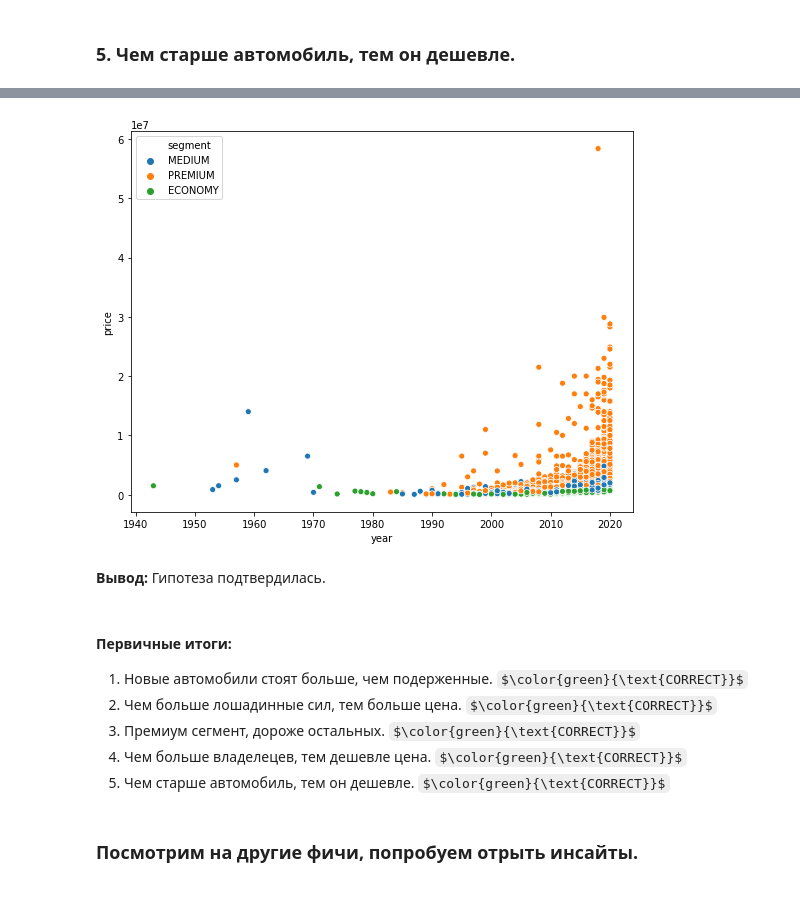
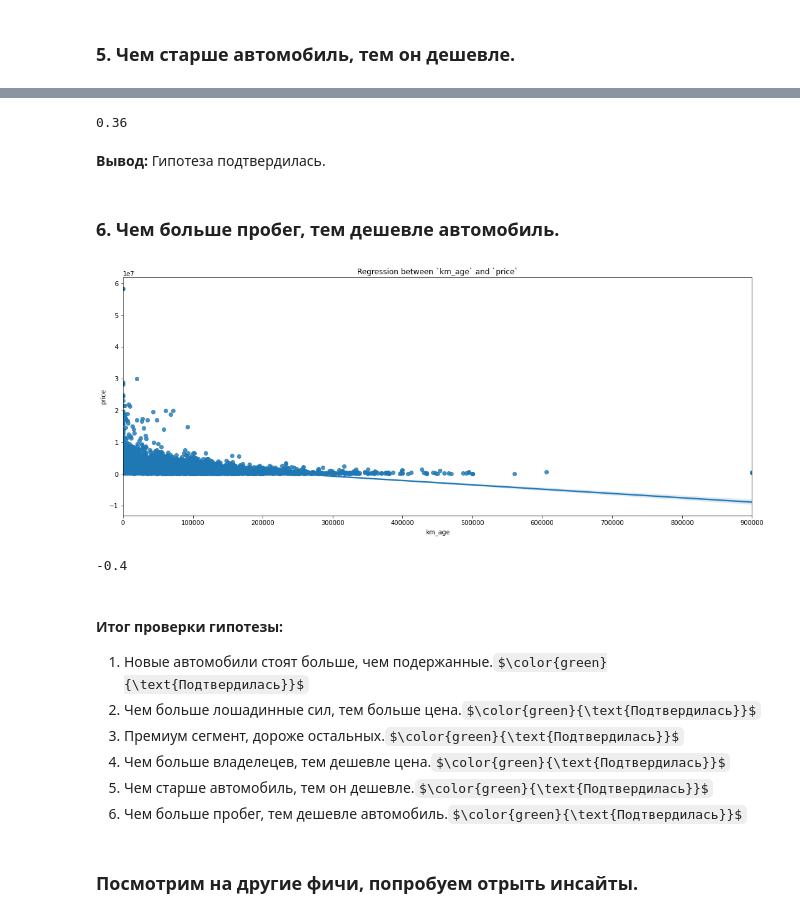
Before and after one commit to ArthurBodrov/autoru_analytics, a Jupyter notebook: Data Exploration.ipynb, the cells around one changed output, grey strips where cells are left out. Drawn from its saved outputs; the diff is of its cells as text; code cells hidden in the pictures; some formulas as TeX source.

```diff
--- a/Data Exploration.ipynb
+++ b/Data Exploration.ipynb
@@ -88,17 +104,31 @@ sns.scatterplot(data=cars, x='year', y='price');
-# %%
-plt.figure(figsize=(9,7))
-sns.scatterplot(data=cars, x='year', y='price', hue='segment');
-# %% [output]
-[figure, removed]
+# %%
+# Коэффициент корреляци между `year` и `price`
+round(cars['year'].corr(cars['price']), 2)
+# %% [output]
+0.36
 # %% [markdown]
 **Вывод:** Гипотеза подтвердилась.
+# %% [markdown]
+### 6. Чем больше пробег, тем дешевле автомобиль.
+# %%
+plt.figure(figsize=(18,7))
+year_regplot = sns.regplot(x='km_age', y='price', data=cars)
+year_regplot.set_title("Regression between `km_age` and `price`");
+# %% [output]
+[figure, added]
+# %%
+# Коэффициент корреляци между `km_age` и `price`
+round(cars['km_age'].corr(cars['price']), 2)
+# %% [output]
+-0.4
 # %% [markdown]
-#### Первичные итоги:
-1. Новые автомобили стоят больше, чем подерженные. $\color{green}{\text{CORRECT}}$
-2. Чем больше лошадинные сил, тем больше цена. $\color{green}{\text{CORRECT}}$
-3. Премиум сегмент, дороже остальных. $\color{green}{\text{CORRECT}}$
-4. Чем больше владелецев, тем дешевле цена. $\color{green}{\text{CORRECT}}$
-5. Чем старше автомобиль, тем он дешевле. $\color{green}{\text{CORRECT}}$
+####  Итог проверки гипотезы:
+1. Новые автомобили стоят больше, чем подержанные.$\color{green}{\text{Подтвердилась}}$
+2. Чем больше лошадинные сил, тем больше цена.$\color{green}{\text{Подтвердилась}}$
+3. Премиум сегмент, дороже остальных.$\color{green}{\text{Подтвердилась}}$
+4. Чем больше владелецев, тем дешевле цена.$\color{green}{\text{Подтвердилась}}$
+5. Чем старше автомобиль, тем он дешевле.$\color{green}{\text{Подтвердилась}}$
+6. Чем больше пробег, тем дешевле автомобиль.$\color{green}{\text{Подтвердилась}}$
 # %% [markdown]
 ### Посмотрим на другие фичи, попробуем отрыть инсайты.
 # %%
```
Also changed, not shown: parts of 14 cells of this notebook, 8 other files.
